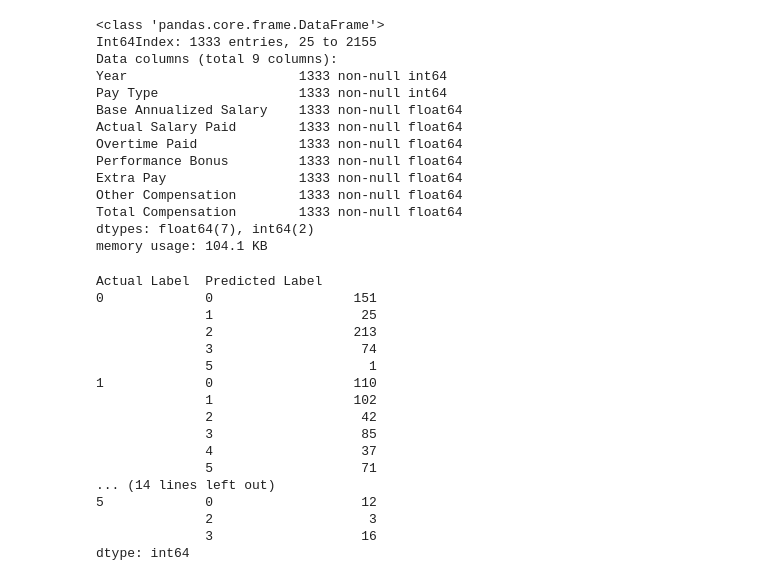
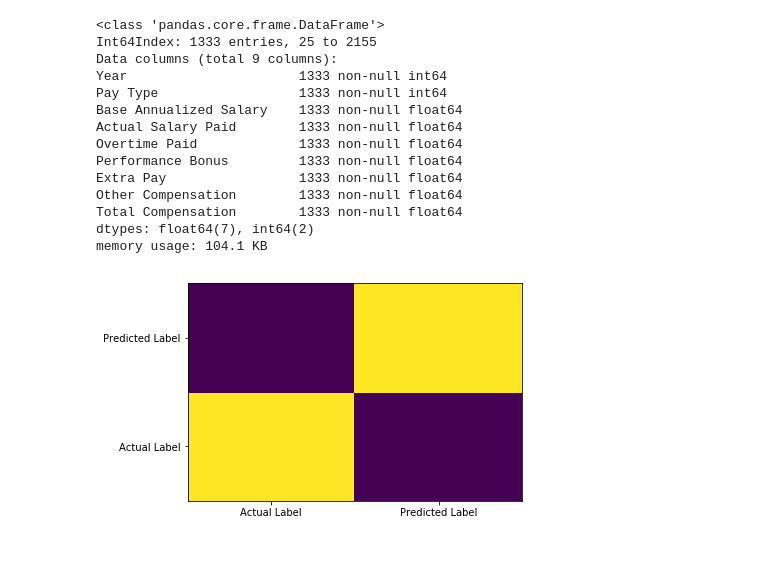
Before and after one commit to michaelcwatts123/JLab, a Jupyter notebook: Lab1.ipynb, the cells around one changed output. Saved outputs shown, nothing was run; the diff lists cells and outputs as text; code cells hidden in the pictures; blank space fills up the shorter version.

```diff
--- a/Lab1.ipynb
+++ b/Lab1.ipynb
@@ -256,26 +279,16 @@ Other Compensation        1333 non-null float64
 Total Compensation        1333 non-null float64
 dtypes: float64(7), int64(2)
 memory usage: 104.1 KB
-# %%
-kmeans = KMeans(n_clusters=6).fit(cluster_df.values)
-cluster_label['Predicted Label'] = kmeans.labels_
-cluster_label.groupby(['Actual Label', 'Predicted Label']).size()
-# %% [output]
-Actual Label  Predicted Label
-0             0                  151
-              1                   25
-              2                  213
-              3                   74
-              5                    1
-1             0                  110
-              1                  102
-              2                   42
-              3                   85
-              4                   37
-              5                   71
-... (14 lines left out)
-5             0                   12
-              2                    3
-              3                   16
-dtype: int64
+# %%
+kmeans = KMeans(n_clusters=6).fit(cluster_df.values)
+cluster_label['Predicted Label'] = kmeans.labels_
+# plot the correlation matrix
+plt.pcolor(cluster_label[['Actual Label', 'Predicted Label']].corr()) # do the feature correlation plot
+
+# fill in the indices
+plt.yticks(np.arange(0.5, 2, 1), ['Actual Label', 'Predicted Label'])
+plt.xticks(np.arange(0.5, 2, 1), ['Actual Label', 'Predicted Label'])
+plt.show()
+# %% [output]
+[figure, added]
 # %% [markdown]
```
Also changed, not shown: parts of 8 cells of this notebook.
